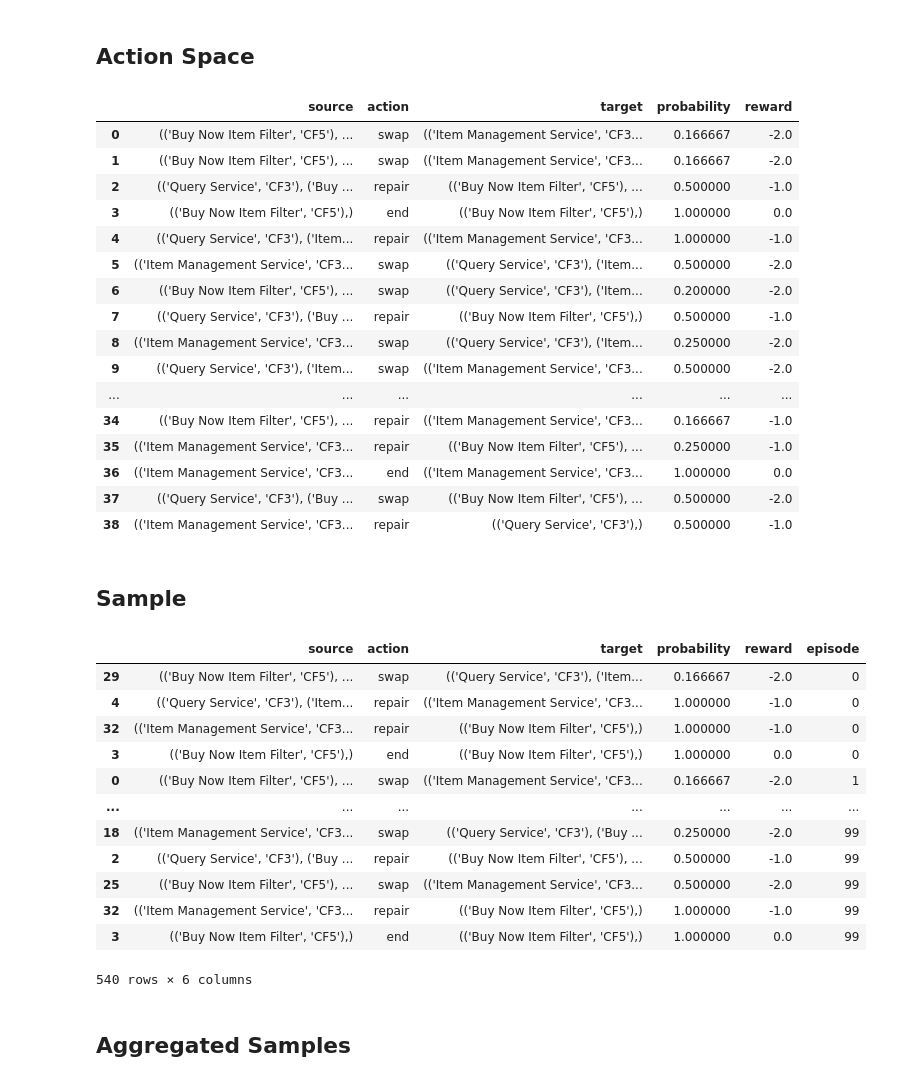
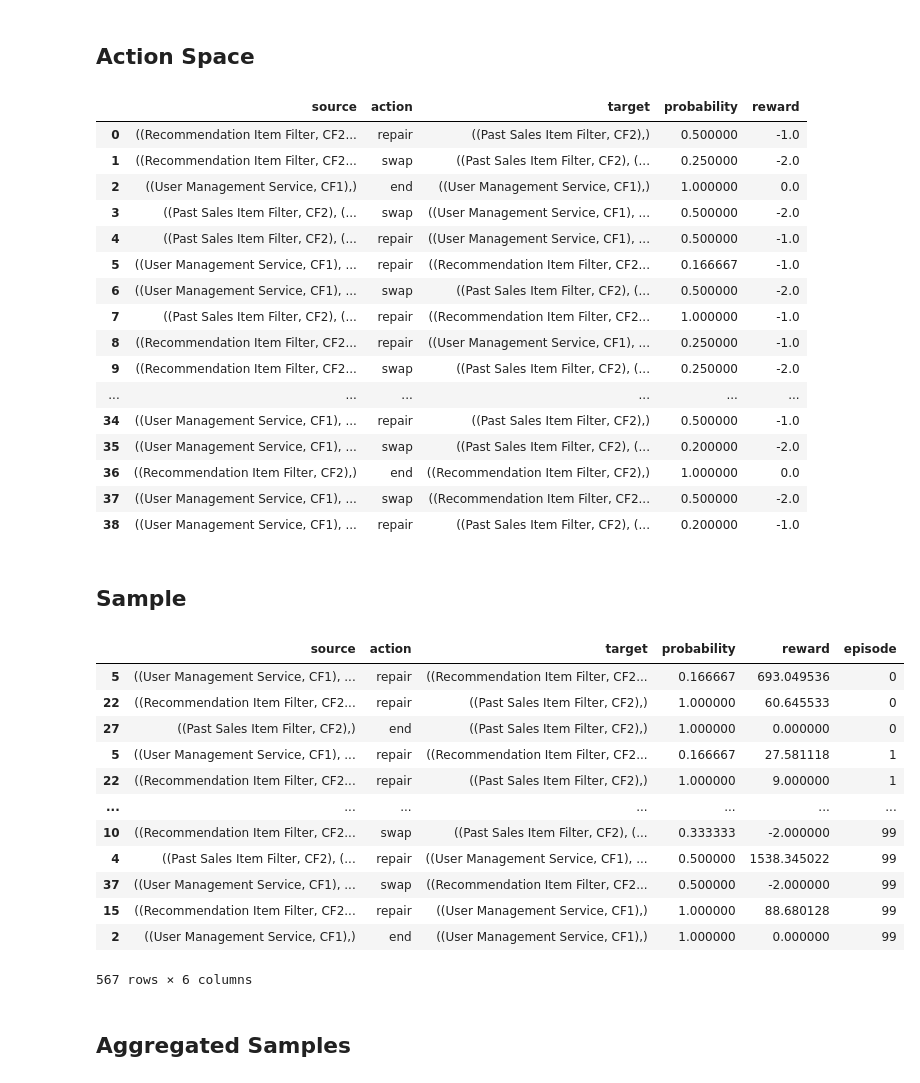
Before and after one commit to hpi-sam/rl-4-self-repair, a Jupyter notebook: markov-chain/Markov_Chain.ipynb, the cells around one changed output. Saved outputs shown, nothing was run; the diff lists cells and outputs as text; code cells hidden in the pictures.

Commit message:
markov chain now utilises data_handler for rewards

```diff
--- a/markov-chain/Markov_Chain.ipynb
+++ b/markov-chain/Markov_Chain.ipynb
@@ -46,7 +46,8 @@ def aggregate_episode_samples(df):
 ## Markov Chain
 # %%
 class MarkovChain:
-    def __init__(self):
+    def __init__(self, data_handler):
+        self.data_handler: DataHandler = data_handler
         self.seen_states: Set = set()
         self.states: List[Dict] = []
         self.links: List[Dict] = []
@@ -153,8 +154,8 @@ class MarkovChain:
     def create_action_space(self) -> pd.DataFrame:
         links = []
         for link in list(self.links):
-            link['source'] = str(link['source'])
-            link['target'] = str(link['target'])
+            link['source'] = link['source']
+            link['target'] = link['target']
             links.append(link)
         self.action_space = pd.DataFrame(links)
 
@@ -190,17 +191,21 @@ class MarkovChain:
         possible_actions = self.action_space[self.action_space['source'] == source_state]
         taken_action = possible_actions.sample(1, weights=possible_actions.probability).iloc[0]
         taken_action['episode'] = episode
+
+        if taken_action['action'] == 'repair':
+            repaired_component_failure_pair = taken_action['source'][0]
+            taken_action['reward'] = self.data_handler.get_reward(repaired_component_failure_pair)
         l.append(taken_action)
 
         target_state = taken_action.target
         reward = taken_action.reward
 
-        if reward == 0:
+        if taken_action['action'] == 'end':
             return
         else:
             self.make_action(target_state, episode, l)
 # %%
 dh = DataHandler()
-components = tuple(dh.get_sample_component_failure_pairs(3))
+components = dh.get_sample_component_failure_pairs(3)
 components
 # %% [output]
@@ -210,3 +214,0 @@ components
-# %%
-components = initialize_components(3)
-components
@@ -215,5 +215,5 @@ components
 # %%
-mcp = MarkovChain()
+mcp = MarkovChain(dh)
 mcp.create(components)
 # %% [markdown]
 ## Transition Matrix
@@ -242,41 +242,41 @@ mcp.create_transition_matrix()
 mcp.create_action_space()
 # %% [output]
 |  | source | action | target | probability | reward |
-| 0 | (('Buy Now Item Filter', 'CF5'), ... | swap | (('Item Management Service', 'CF3... | 0.166667 | -2.0 |
-| 1 | (('Buy Now Item Filter', 'CF5'), ... | swap | (('Item Management Service', 'CF3... | 0.166667 | -2.0 |
-| 2 | (('Query Service', 'CF3'), ('Buy ... | repair | (('Buy Now Item Filter', 'CF5'), ... | 0.500000 | -1.0 |
-| 3 | (('Buy Now Item Filter', 'CF5'),) | end | (('Buy Now Item Filter', 'CF5'),) | 1.000000 | 0.0 |
-| 4 | (('Query Service', 'CF3'), ('Item... | repair | (('Item Management Service', 'CF3... | 1.000000 | -1.0 |
-| 5 | (('Item Management Service', 'CF3... | swap | (('Query Service', 'CF3'), ('Item... | 0.500000 | -2.0 |
-| 6 | (('Buy Now Item Filter', 'CF5'), ... | swap | (('Query Service', 'CF3'), ('Item... | 0.200000 | -2.0 |
-| 7 | (('Query Service', 'CF3'), ('Buy ... | repair | (('Buy Now Item Filter', 'CF5'),) | 0.500000 | -1.0 |
-| 8 | (('Item Management Service', 'CF3... | swap | (('Query Service', 'CF3'), ('Item... | 0.250000 | -2.0 |
-| 9 | (('Query Service', 'CF3'), ('Item... | swap | (('Item Management Service', 'CF3... | 0.500000 | -2.0 |
+| 0 | ((Recommendation Item Filter, CF2... | repair | ((Past Sales Item Filter, CF2),) | 0.500000 | -1.0 |
+| 1 | ((Recommendation Item Filter, CF2... | swap | ((Past Sales Item Filter, CF2), (... | 0.250000 | -2.0 |
+| 2 | ((User Management Service, CF1),) | end | ((User Management Service, CF1),) | 1.000000 | 0.0 |
+| 3 | ((Past Sales Item Filter, CF2), (... | swap | ((User Management Service, CF1), ... | 0.500000 | -2.0 |
+| 4 | ((Past Sales Item Filter, CF2), (... | repair | ((User Management Service, CF1), ... | 0.500000 | -1.0 |
+| 5 | ((User Management Service, CF1), ... | repair | ((Recommendation Item Filter, CF2... | 0.166667 | -1.0 |
+| 6 | ((User Management Service, CF1), ... | swap | ((Past Sales Item Filter, CF2), (... | 0.500000 | -2.0 |
+| 7 | ((Past Sales Item Filter, CF2), (... | repair | ((Recommendation Item Filter, CF2... | 1.000000 | -1.0 |
+| 8 | ((Recommendation Item Filter, CF2... | repair | ((User Management Service, CF1), ... | 0.250000 | -1.0 |
+| 9 | ((Recommendation Item Filter, CF2... | swap | ((Past Sales Item Filter, CF2), (... | 0.250000 | -2.0 |
 | ... | ... | ... | ... | ... | ... |
-| 34 | (('Buy Now Item Filter', 'CF5'), ... | repair | (('Item Management Service', 'CF3... | 0.166667 | -1.0 |
-| 35 | (('Item Management Service', 'CF3... | repair | (('Buy Now Item Filter', 'CF5'), ... | 0.250000 | -1.0 |
-| 36 | (('Item Management Service', 'CF3... | end | (('Item Management Service', 'CF3... | 1.000000 | 0.0 |
-| 37 | (('Query Service', 'CF3'), ('Buy ... | swap | (('Buy Now Item Filter', 'CF5'), ... | 0.500000 | -2.0 |
-| 38 | (('Item Management Service', 'CF3... | repair | (('Query Service', 'CF3'),) | 0.500000 | -1.0 |
+| 34 | ((User Management Service, CF1), ... | repair | ((Past Sales Item Filter, CF2),) | 0.500000 | -1.0 |
+| 35 | ((User Management Service, CF1), ... | swap | ((Past Sales Item Filter, CF2), (... | 0.200000 | -2.0 |
+| 36 | ((Recommendation Item Filter, CF2),) | end | ((Recommendation Item Filter, CF2),) | 1.000000 | 0.0 |
+| 37 | ((User Management Service, CF1), ... | swap | ((Recommendation Item Filter, CF2... | 0.500000 | -2.0 |
+| 38 | ((User Management Service, CF1), ... | repair | ((Past Sales Item Filter, CF2), (... | 0.200000 | -1.0 |
 # %% [markdown]
 ## Sample
 # %%
-samples = mcp.sample(str(components), 100)
+samples = mcp.sample(components, 100)
 samples
 # %% [output]
 |  | source | action | target | probability | reward | episode |
-| 29 | (('Buy Now Item Filter', 'CF5'), ... | swap | (('Query Service', 'CF3'), ('Item... | 0.166667 | -2.0 | 0 |
-| 4 | (('Query Service', 'CF3'), ('Item... | repair | (('Item Management Service', 'CF3... | 1.000000 | -1.0 | 0 |
-| 32 | (('Item Management Service', 'CF3... | repair | (('Buy Now Item Filter', 'CF5'),) | 1.000000 | -1.0 | 0 |
-| 3 | (('Buy Now Item Filter', 'CF5'),) | end | (('Buy Now Item Filter', 'CF5'),) | 1.000000 | 0.0 | 0 |
-| 0 | (('Buy Now Item Filter', 'CF5'), ... | swap | (('Item Management Service', 'CF3... | 0.166667 | -2.0 | 1 |
+| 5 | ((User Management Service, CF1), ... | repair | ((Recommendation Item Filter, CF2... | 0.166667 | 693.049536 | 0 |
+| 22 | ((Recommendation Item Filter, CF2... | repair | ((Past Sales Item Filter, CF2),) | 1.000000 | 60.645533 | 0 |
+| 27 | ((Past Sales Item Filter, CF2),) | end | ((Past Sales Item Filter, CF2),) | 1.000000 | 0.000000 | 0 |
+| 5 | ((User Management Service, CF1), ... | repair | ((Recommendation Item Filter, CF2... | 0.166667 | 27.581118 | 1 |
+| 22 | ((Recommendation Item Filter, CF2... | repair | ((Past Sales Item Filter, CF2),) | 1.000000 | 9.000000 | 1 |
 | ... | ... | ... | ... | ... | ... | ... |
-| 18 | (('Item Management Service', 'CF3... | swap | (('Query Service', 'CF3'), ('Buy ... | 0.250000 | -2.0 | 99 |
-| 2 | (('Query Service', 'CF3'), ('Buy ... | repair | (('Buy Now Item Filter', 'CF5'), ... | 0.500000 | -1.0 | 99 |
-| 25 | (('Buy Now Item Filter', 'CF5'), ... | swap | (('Item Management Service', 'CF3... | 0.500000 | -2.0 | 99 |
-| 32 | (('Item Management Service', 'CF3... | repair | (('Buy Now Item Filter', 'CF5'),) | 1.000000 | -1.0 | 99 |
-| 3 | (('Buy Now Item Filter', 'CF5'),) | end | (('Buy Now Item Filter', 'CF5'),) | 1.000000 | 0.0 | 99 |
+| 10 | ((Recommendation Item Filter, CF2... | swap | ((Past Sales Item Filter, CF2), (... | 0.333333 | -2.000000 | 99 |
+| 4 | ((Past Sales Item Filter, CF2), (... | repair | ((User Management Service, CF1), ... | 0.500000 | 1538.345022 | 99 |
+| 37 | ((User Management Service, CF1), ... | swap | ((Recommendation Item Filter, CF2... | 0.500000 | -2.000000 | 99 |
+| 15 | ((Recommendation Item Filter, CF2... | repair | ((User Management Service, CF1),) | 1.000000 | 88.680128 | 99 |
+| 2 | ((User Management Service, CF1),) | end | ((User Management Service, CF1),) | 1.000000 | 0.000000 | 99 |
-540 rows × 6 columns
+567 rows × 6 columns
 # %% [markdown]
 ## Aggregated Samples
 # %%
```
Also changed, not shown: parts of 6 cells of this notebook.
